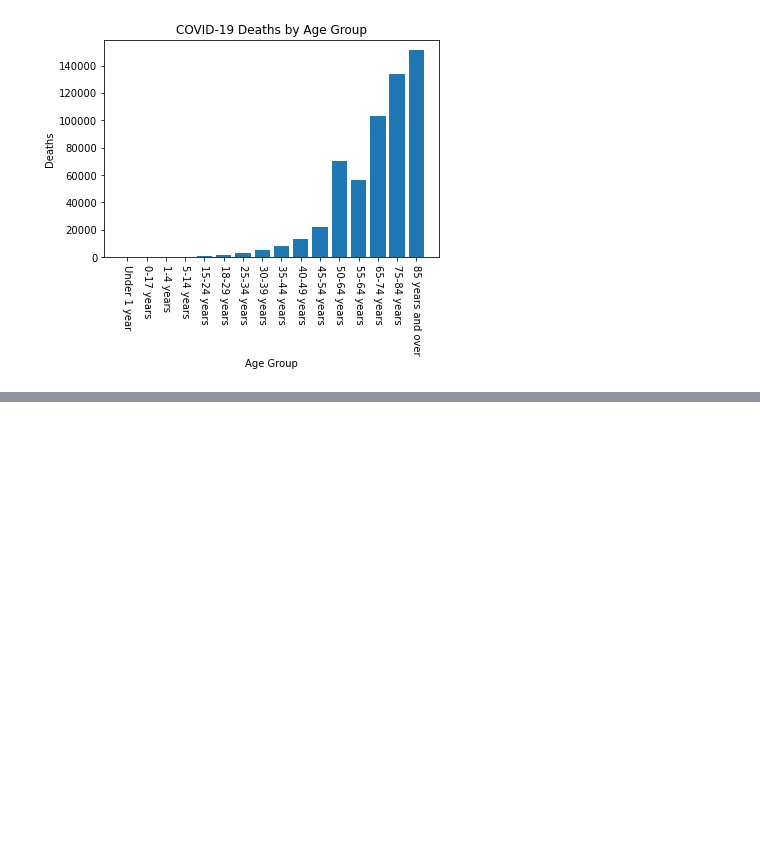
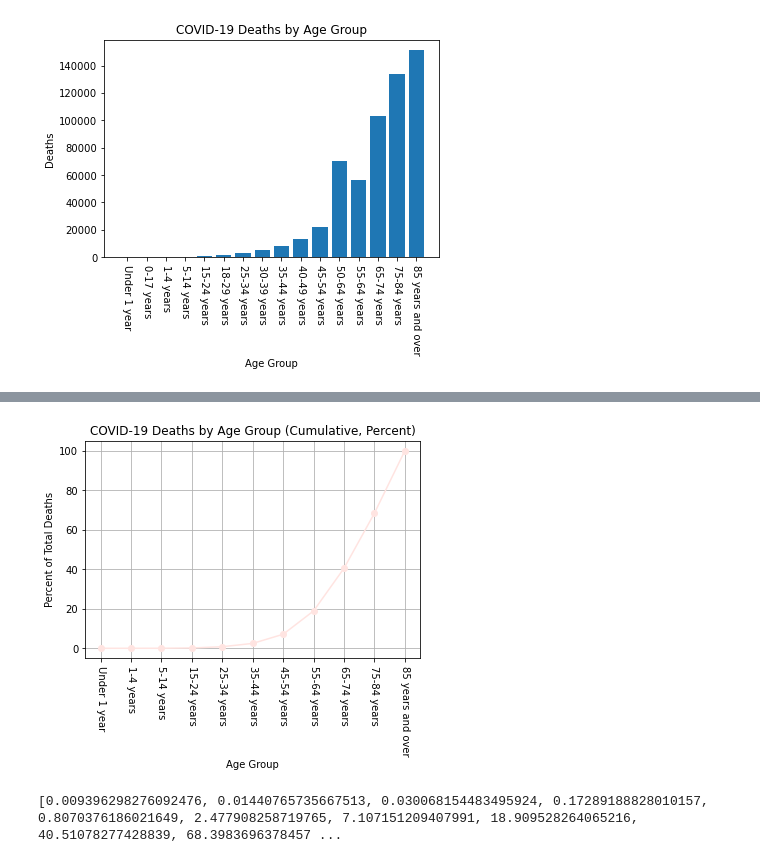
Before and after one commit to bennguyen8/DS-2500-Final, a Jupyter notebook: Age.ipynb, the cells around one changed output, grey strips where cells are left out. Cells and saved outputs as stored; diff of their text form; code cells hidden in the pictures; blank space fills up the shorter version.

```diff
--- a/Age.ipynb
+++ b/Age.ipynb
@@ -95,0 +155,19 @@ plt.grid()
+# %%
+cumu_percent = [val * 100/sum(yvals) for val in cumu]
+# %%
+# Cumulative by percent
+x = df_age_cont["Age Group"]
+y = df_age_cont["COVID-19 Deaths"]
+
+plt.plot(x,cumu_percent, marker='o', color='mistyrose')
+plt.title("COVID-19 Deaths by Age Group (Cumulative, Percent)")
+plt.xlabel("Age Group")
+plt.xticks(rotation = 270)
+plt.ylabel("Percent of Total Deaths")
+plt.grid()
+# %% [output]
+[figure, added]
+# %%
+print(cumu_percent)
+# %% [output]
+[0.009396298276092476, 0.01440765735667513, 0.030068154483495924, 0.17289188828010157, 0.8070376186021649, 2.477908258719765, 7.107151209407991, 18.909528264065216, 40.51078277428839, 68.3983696378457 ...
```
Also changed, not shown: parts of 14 cells of this notebook.
